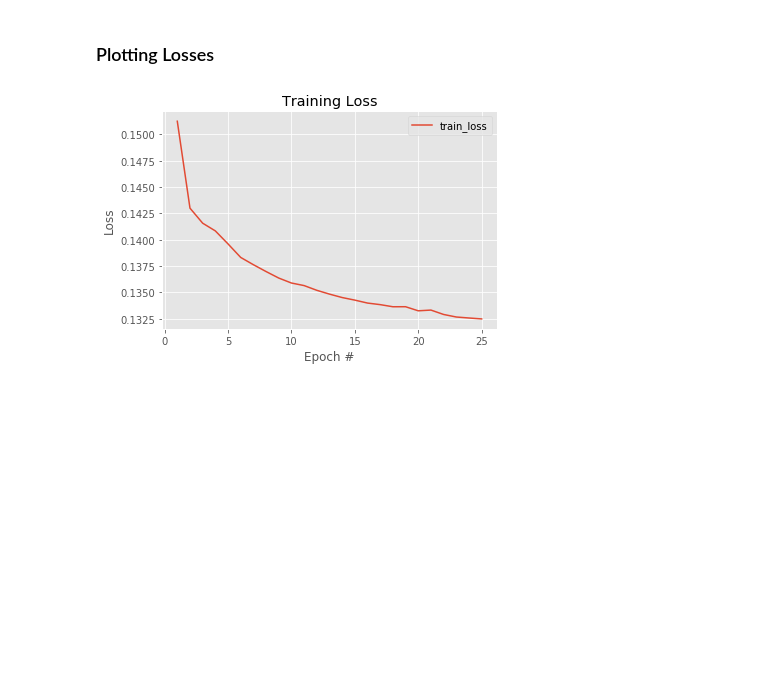
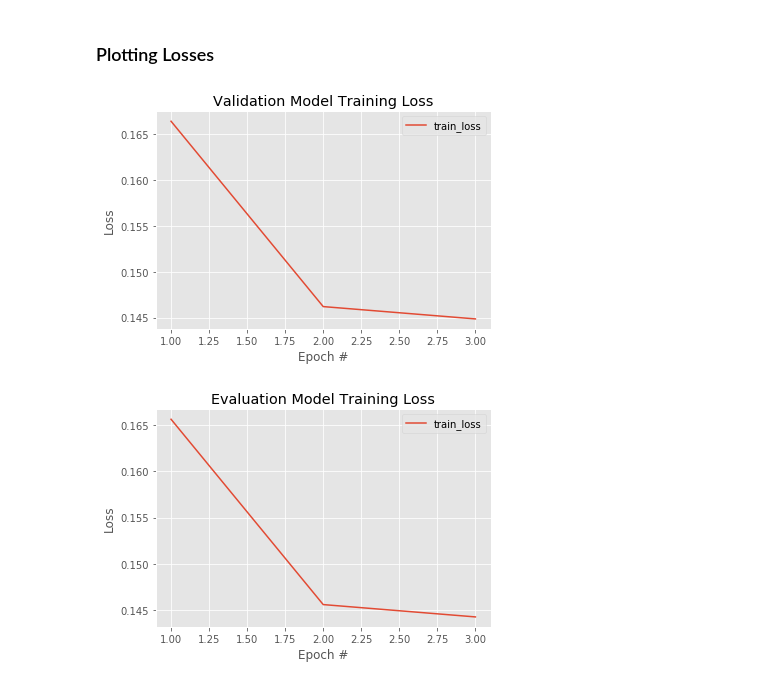
Before and after one commit to MaxDriessen/MuchLearningSuchWow_M5Forecasting, a Jupyter notebook: LSTM/LSTM_Training.ipynb, the cells around one changed output. Drawn from its saved outputs; the diff is of its cells as text; code cells hidden in the pictures; blank space fills up the shorter version.

```diff
--- a/LSTM/LSTM_Training.ipynb
+++ b/LSTM/LSTM_Training.ipynb
@@ -142,0 +177,4 @@ Epoch 25/25
+# %%
+# Scale the data for the evaluation model
+eval_scaler = MinMaxScaler(feature_range = (0, 1))
+df_train_valid_scaled = eval_scaler.fit_transform(df_train_valid)
@@ -142,0 +183,14 @@ Epoch 25/25
+# %%
+# Create training data and labels for the evaluation model
+X_train_eval = []
+y_train_eval = []
+for i in range(timesteps, 1941 - startDay):
+    X_train_eval.append(np.append(item_data, df_train_valid_scaled[i-timesteps:i], axis = 0))
+    y_train_eval.append(df_train_valid_scaled[i][0:30490]) # Only use first 30490 columns (sales) as labels
+del df_train_valid_scaled
+# %%
+# Convert data to np array to be able to feed it to the model
+X_train_eval = np.array(X_train_eval)
+y_train_eval = np.array(y_train_eval)
+print(X_train_eval.shape)
+print(y_train_eval.shape)
@@ -142,0 +202,12 @@ Epoch 25/25
+# %%
+# Create the evaluation model
+eval_model = create_LSTM()
+
+# Compile the evaluation model
+eval_model.compile(optimizer = Adam(learning_rate=learning_rate), loss = root_mean_squared_error)
+
+# Fit the validation model to the evaluation training set
+eval_history = eval_model.fit(X_train_eval, y_train_eval,
+                              epochs = nr_epochs,
+                              batch_size = batch_size,
+                              verbose = 1)
@@ -157,7 +247,9 @@ def plot_loss(history, nr_epochs, title):
     plt.ylabel('Loss')
     plt.legend(loc='upper right')
     plt.show()
-# %%
-plot_loss(history, nr_epochs, 'Training Loss')
-# %% [output]
-[figure, removed]
+# %%
+plot_loss(valid_history, nr_epochs, 'Validation Model Training Loss')
+plot_loss(eval_history, nr_epochs, 'Evaluation Model Training Loss')
+# %% [output]
+[figure, added]
+[figure, added]
```
Also changed, not shown: parts of 34 cells of this notebook, 5 other files.
